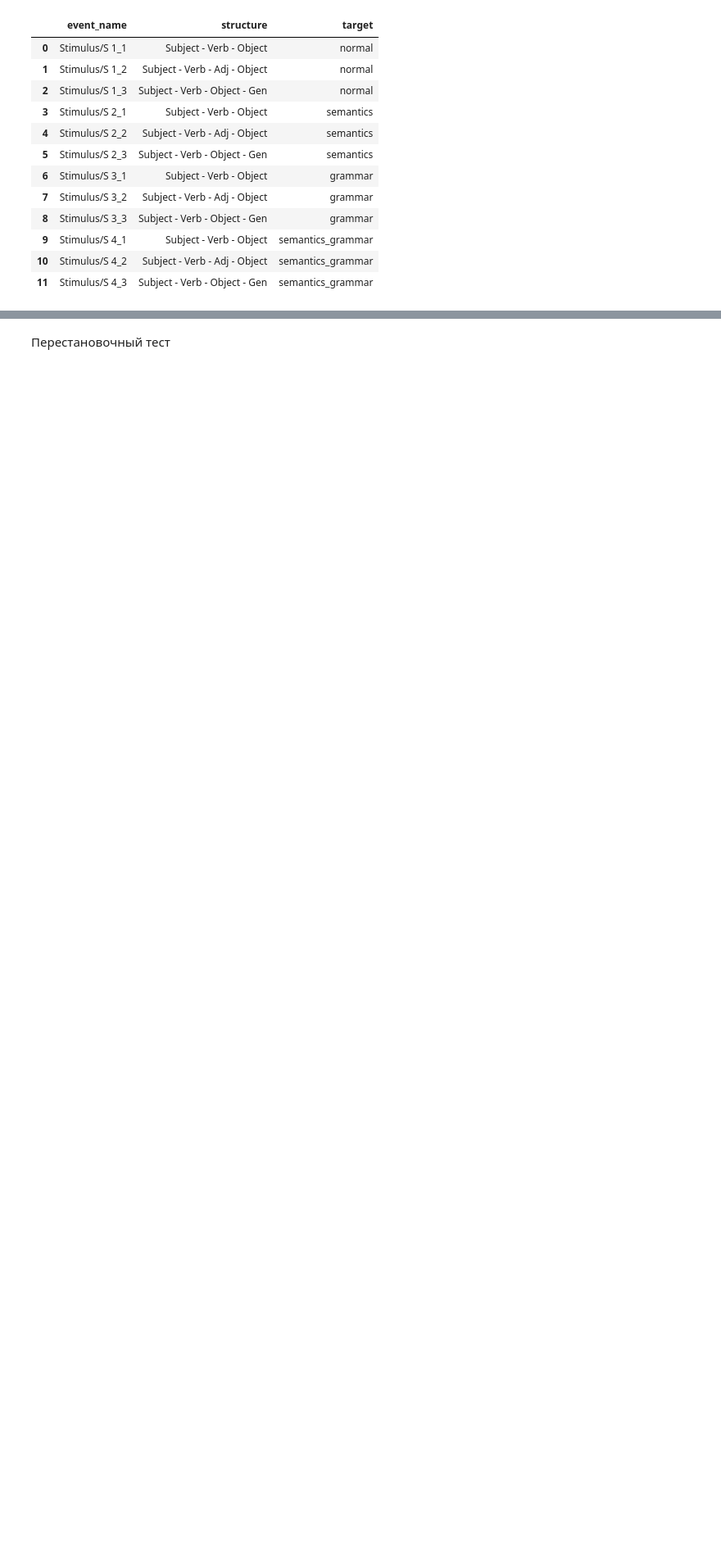
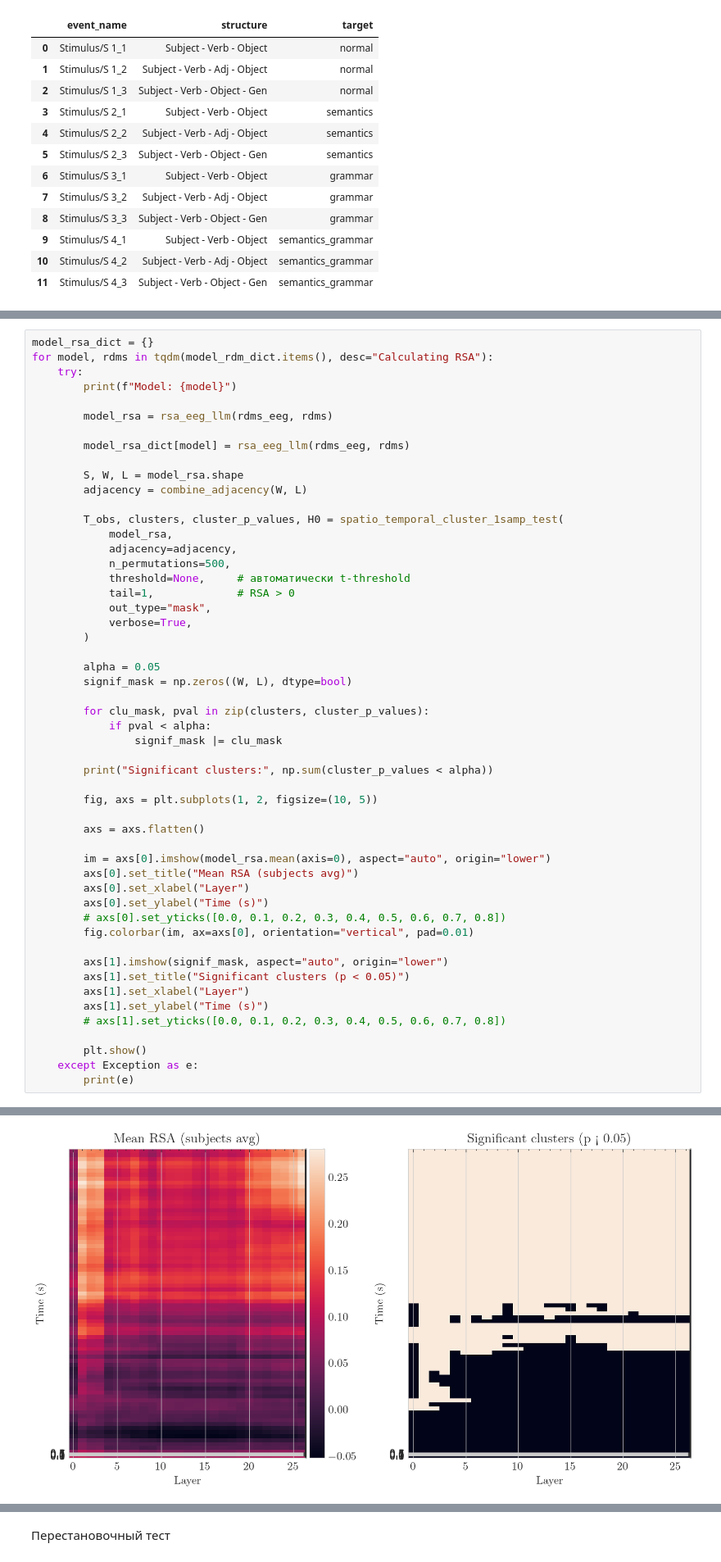
Before and after one commit to mikheevshow/SIGNAL-analysis, a Jupyter notebook: notebooks/classic_rsa_1.ipynb, the cells around one changed output, grey strips where cells are left out. Shown at 82% size. Saved outputs shown, nothing was run; the diff lists cells and outputs as text; blank space fills up the shorter version.

```diff
--- a/notebooks/classic_rsa_1.ipynb
+++ b/notebooks/classic_rsa_1.ipynb
@@ -457,0 +490,53 @@ rsa = rsa_eeg_llm(rdms_eeg, rdms_llm)
+# %%
+model_rsa_dict = {}
+for model, rdms in tqdm(model_rdm_dict.items(), desc="Calculating RSA"):
+    try:
+        print(f"Model: {model}")
+
+        model_rsa = rsa_eeg_llm(rdms_eeg, rdms)
+
+        model_rsa_dict[model] = rsa_eeg_llm(rdms_eeg, rdms)
+
+        S, W, L = model_rsa.shape
+        adjacency = combine_adjacency(W, L)
+
+        T_obs, clusters, cluster_p_values, H0 = spatio_temporal_cluster_1samp_test(
+            model_rsa,
+            adjacency=adjacency,
+            n_permutations=500,
+            threshold=None,     # автоматически t-threshold
+            tail=1,             # RSA > 0
+            out_type="mask",
+            verbose=True,
+        )
+
+        alpha = 0.05
+        signif_mask = np.zeros((W, L), dtype=bool)
+
+        for clu_mask, pval in zip(clusters, cluster_p_values):
+            if pval < alpha:
+                signif_mask |= clu_mask
+
+        print("Significant clusters:", np.sum(cluster_p_values < alpha))
+
+        fig, axs = plt.subplots(1, 2, figsize=(10, 5))
+
+        axs = axs.flatten()
+
+        im = axs[0].imshow(model_rsa.mean(axis=0), aspect="auto", origin="lower")
+        axs[0].set_title("Mean RSA (subjects avg)")
+        axs[0].set_xlabel("Layer")
+        axs[0].set_ylabel("Time (s)")
+        # axs[0].set_yticks([0.0, 0.1, 0.2, 0.3, 0.4, 0.5, 0.6, 0.7, 0.8])
+        fig.colorbar(im, ax=axs[0], orientation="vertical", pad=0.01)
+
+        axs[1].imshow(signif_mask, aspect="auto", origin="lower")
+        axs[1].set_title("Significant clusters (p < 0.05)")
+        axs[1].set_xlabel("Layer")
+        axs[1].set_ylabel("Time (s)")
+        # axs[1].set_yticks([0.0, 0.1, 0.2, 0.3, 0.4, 0.5, 0.6, 0.7, 0.8])
+
+        plt.show()
+    except Exception as e:
+        print(e)
+# %% [output]
@@ -457,0 +567 @@ rsa = rsa_eeg_llm(rdms_eeg, rdms_llm)
+[figure, added]
```
Also changed, not shown: parts of 13 cells of this notebook, 13 other files.
